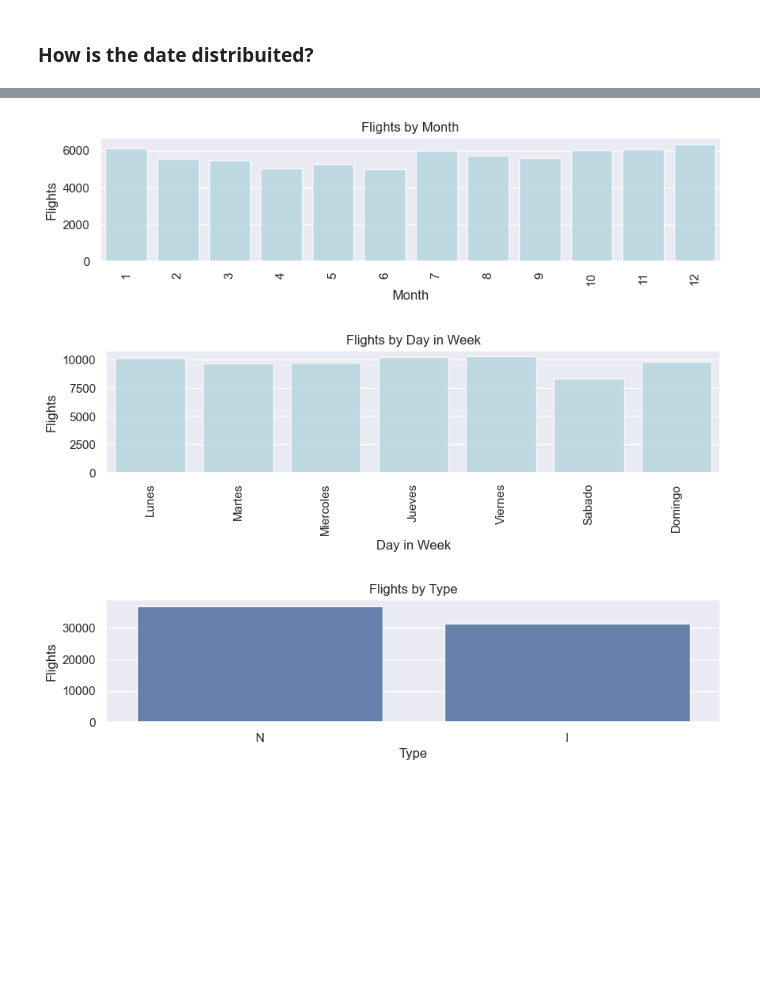
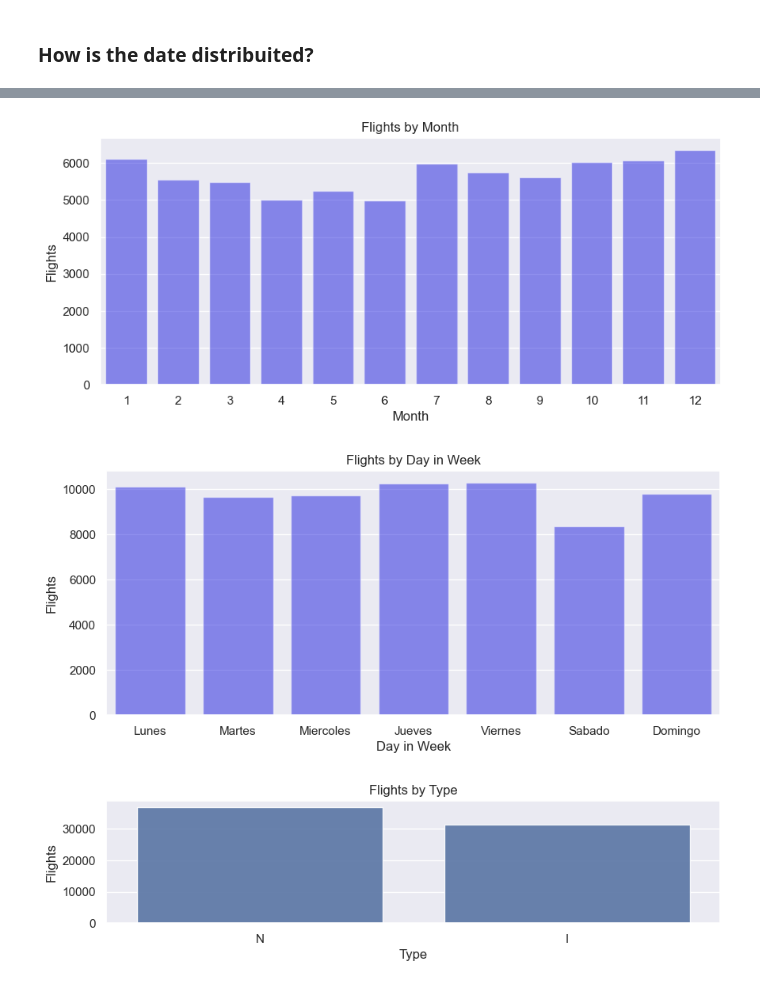
Before and after one commit to tryolabs/diego-challenge-tryolabs-latam, a Jupyter notebook: challenge/exploration.ipynb, the cells around one changed output, grey strips where cells are left out. Saved outputs shown, nothing was run; the diff lists cells and outputs as text; code cells hidden in the pictures; blank space fills up the shorter version.

```diff
--- a/challenge/exploration.ipynb
+++ b/challenge/exploration.ipynb
@@ -35,12 +40,11 @@ memory usage: 9.4+ MB
 ### How is the date distribuited?
 # %%
 flights_by_airline = data['OPERA'].value_counts()
-plt.figure(figsize = (10, 2))
-sns.set(style="darkgrid")
-sns.barplot(x=flights_by_airline.index, y=flights_by_airline.values, alpha=0.9)
+plt.figure(figsize = (6, 10))
+
+sns.barplot(y=flights_by_airline.index, x=flights_by_airline.values, alpha=0.9)
 plt.title('Flights by Airline')
-plt.ylabel('Flights', fontsize=12)
-plt.xlabel('Airline', fontsize=12)
-plt.xticks(rotation=90)
+plt.ylabel('Flights')
+plt.xlabel('Airline')
 plt.show()
 # %% [output]
@@ -48,11 +52,10 @@ plt.show()
 # %%
 flights_by_day = data['DIA'].value_counts()
-plt.figure(figsize = (10, 2))
-sns.set(style = "darkgrid")
-sns.barplot(x=flights_by_day.index, y=flights_by_day.values, color = 'lightblue', alpha=0.8)
+plt.figure(figsize = (10, 6))
+sns.barplot(x=flights_by_day.index, y=flights_by_day.values, color = 'blue', alpha=0.5)
 plt.title('Flights by Day')
-plt.ylabel('Flights', fontsize=12)
-plt.xlabel('Day', fontsize=12)
-plt.xticks(rotation=90)
+plt.ylabel('Flights')
+plt.xlabel('Day')
+plt.xticks()
 plt.show()
 # %% [output]
@@ -60,44 +63,43 @@ plt.show()
 # %%
 flights_by_month = data['MES'].value_counts()
-plt.figure(figsize = (10, 2))
-sns.set(style = "darkgrid")
-sns.barplot(x=flights_by_month.index, y=flights_by_month.values, color = 'lightblue', alpha=0.8)
+plt.figure(figsize = (10, 4))
+sns.barplot(x=flights_by_month.index, y=flights_by_month.values, color = 'blue', alpha=0.5)
 plt.title('Flights by Month')
-plt.ylabel('Flights', fontsize=12)
-plt.xlabel('Month', fontsize=12)
-plt.xticks(rotation=90)
+plt.ylabel('Flights')
+plt.xlabel('Month')
+plt.xticks(rotation=0)
 plt.show()
 # %% [output]
-[figure, old version]
+[figure, new version]
 # %%
 flights_by_day_in_week = data['DIANOM'].value_counts()
 days = [
     flights_by_day_in_week.index[2],
     flights_by_day_in_week.index[5],
     flights_by_day_in_week.index[4],
     flights_by_day_in_week.index[1],
     flights_by_day_in_week.index[0],
     flights_by_day_in_week.index[6],
     flights_by_day_in_week.index[3]
 ]
 values_by_day = [
     flights_by_day_in_week.values[2],
     flights_by_day_in_week.values[5],
     flights_by_day_in_week.values[4],
     flights_by_day_in_week.values[1],
     flights_by_day_in_week.values[0],
     flights_by_day_in_week.values[6],
     flights_by_day_in_week.values[3]
 ]
-plt.figure(figsize = (10, 2))
-sns.set(style="darkgrid")
-sns.barplot(x=days, y=values_by_day, color = 'lightblue', alpha=0.8)
+plt.figure(figsize = (10, 4))
+
+sns.barplot(x=days, y=values_by_day, color = 'blue', alpha=0.5)
 plt.title('Flights by Day in Week')
-plt.ylabel('Flights', fontsize=12)
-plt.xlabel('Day in Week', fontsize=12)
-plt.xticks(rotation=90)
+plt.ylabel('Flights')
+plt.xlabel('Day in Week')
+plt.xticks()
 plt.show()
 # %% [output]
-[figure, old version]
+[figure, new version]
 # %%
 flights_by_type = data['TIPOVUELO'].value_counts()
```
Also changed, not shown: parts of 15 cells of this notebook, 9 other files.
